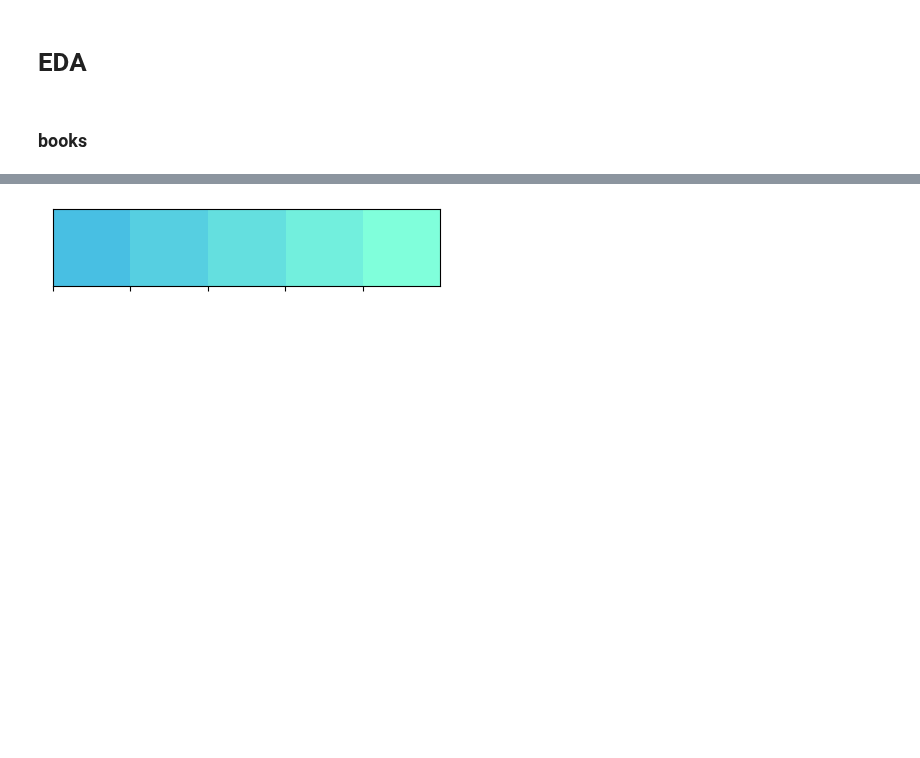
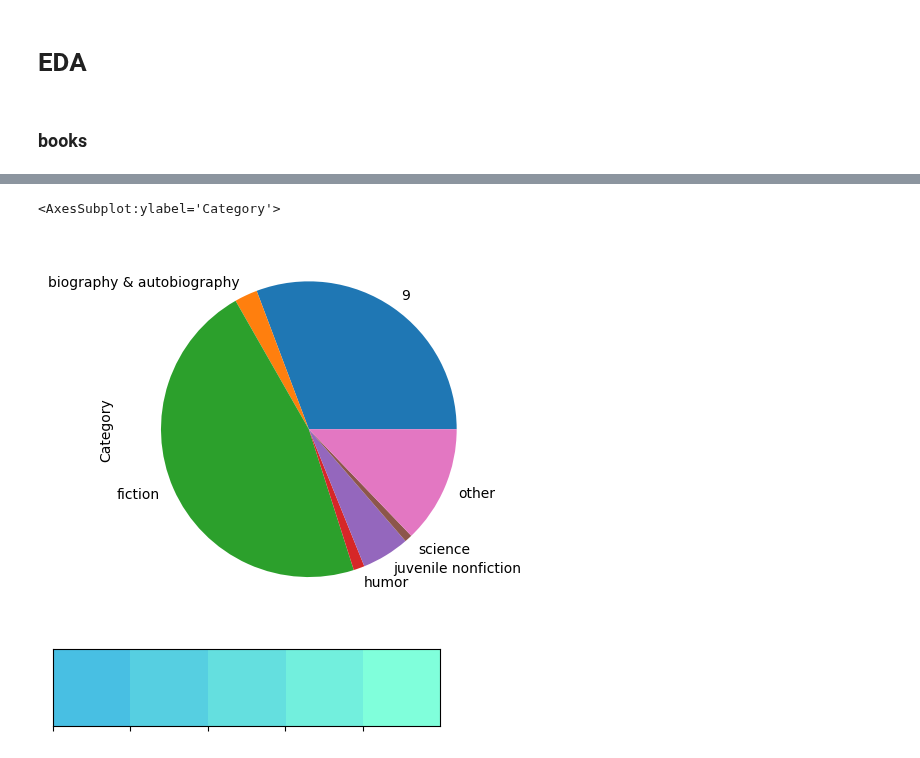
Before and after one commit to roy2392/books_recom_sys, a Jupyter notebook: starter eda and grouping.ipynb, the cells around one changed output, grey strips where cells are left out. Saved outputs shown, nothing was run; the diff lists cells and outputs as text; code cells hidden in the pictures; blank space fills up the shorter version.

```diff
--- a/starter eda and grouping.ipynb
+++ b/starter eda and grouping.ipynb
@@ -105,11 +98,6 @@ Name: Category, dtype: int64
 # %% [markdown]
 ### books
 # %%
-df_books = df.groupby('isbn').agg({'book_title':'first', 'book_author':'first', 'year_of_publication':'first',
-                                   'user_id':'count','age':'mean','rating':'mean','publisher':'first',
-                                   'Category':'first','img_s':'first', 'img_m':'first', 'img_l':'first',
-                                   'Summary':'first','Language':'first','city':pd.Series.mode,
-                                   'state':pd.Series.mode, 'country':pd.Series.mode})
 df_books = df.groupby('isbn').agg({'book_title':'first', 'book_author':'first', 'year_of_publication':'first',
                                            'user_id':'count','age':'mean','rating':'mean','publisher':'first',
                                            'Category':'first','img_s':'first', 'img_m':'first', 'img_l':'first',
@@ -119,3 +123,13 @@ df_books['sum_rating'] = df_books['rating']*df_books['user_id']
+# %%
+#df_books['Category'] = df_books['Category'].apply(lambda cat: cat if cat!='9' else 'none')
+ser_cat = df_books.groupby('Category')['Category'].count()
+ser_cat['other']=  ser_cat[ser_cat<=250].sum()
+
+ser_cat[ser_cat>250].plot.pie()
+#[df_books.groupby('Category')['Category'].count()>250].sort_values(ascending = False)#.plot.pie()
+# %% [output]
+<AxesSubplot:ylabel='Category'>
+[figure, added]
 # %%
 custom_colors = ['#48bfe3','#56cfe1','#64dfdf','#72efdd','#80ffdb']
 customPalette = sns.color_palette(custom_colors)
```
Also changed, not shown: parts of 3 cells of this notebook, 3 other files.
